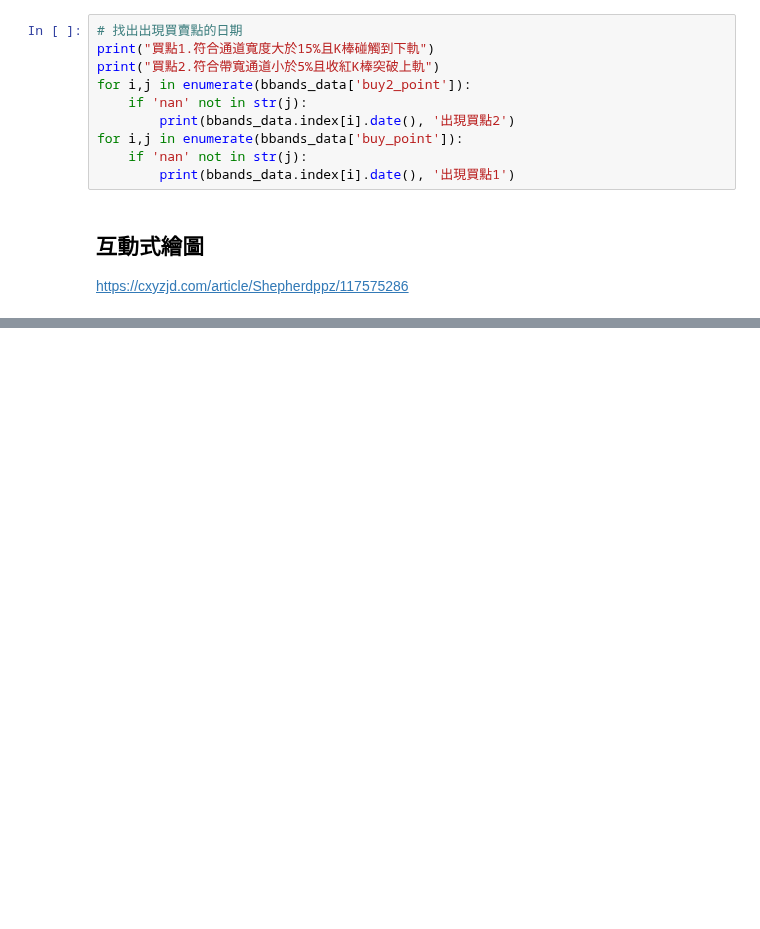
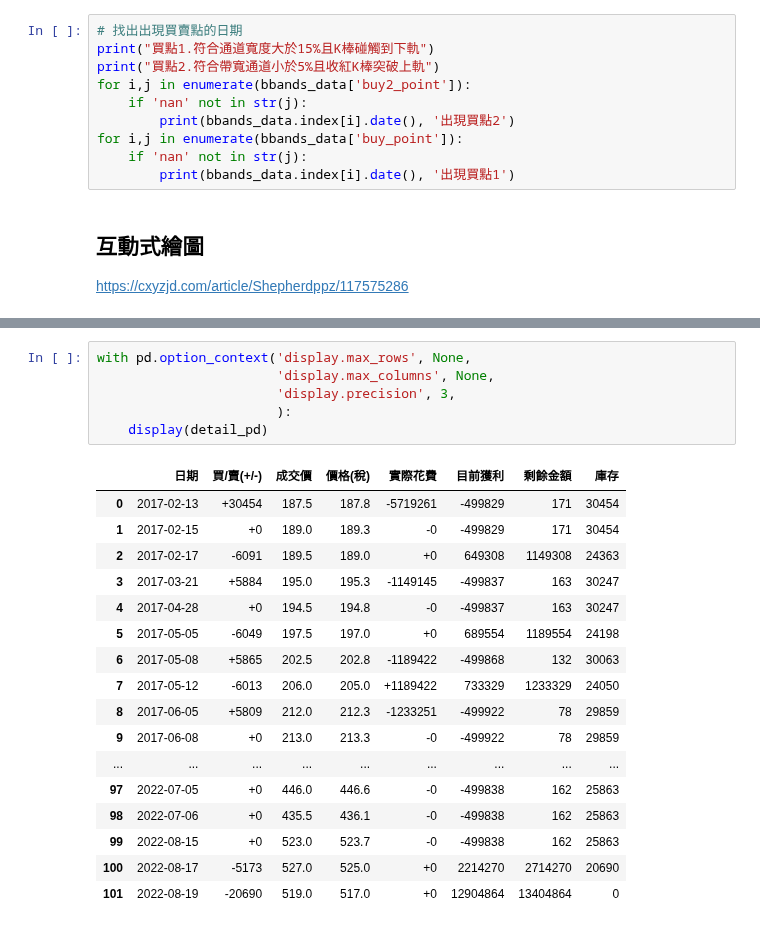
Before and after one commit to oscar50513/stock_project, a Jupyter notebook: BBands.ipynb, the cells around one changed output, grey strips where cells are left out. Drawn from its saved outputs; the diff is of its cells as text; blank space fills up the shorter version.

```diff
--- a/BBands.ipynb
+++ b/BBands.ipynb
@@ -759,0 +783,24 @@ https://cxyzjd.com/article/Shepherdppz/117575286
+# %%
+with pd.option_context('display.max_rows', None,
+                       'display.max_columns', None,
+                       'display.precision', 3,
+                       ):
+    display(detail_pd)
+# %% [output]
+|  | 日期 | 買/賣(+/-) | 成交價 | 價格(稅) | 實際花費 | 目前獲利 | 剩餘金額 | 庫存 |
+| 0 | 2017-02-13 | +30454 | 187.5 | 187.8 | -5719261 | -499829 | 171 | 30454 |
+| 1 | 2017-02-15 | +0 | 189.0 | 189.3 | -0 | -499829 | 171 | 30454 |
+| 2 | 2017-02-17 | -6091 | 189.5 | 189.0 | +0 | 649308 | 1149308 | 24363 |
+| 3 | 2017-03-21 | +5884 | 195.0 | 195.3 | -1149145 | -499837 | 163 | 30247 |
+| 4 | 2017-04-28 | +0 | 194.5 | 194.8 | -0 | -499837 | 163 | 30247 |
+| 5 | 2017-05-05 | -6049 | 197.5 | 197.0 | +0 | 689554 | 1189554 | 24198 |
+| 6 | 2017-05-08 | +5865 | 202.5 | 202.8 | -1189422 | -499868 | 132 | 30063 |
+| 7 | 2017-05-12 | -6013 | 206.0 | 205.0 | +1189422 | 733329 | 1233329 | 24050 |
+| 8 | 2017-06-05 | +5809 | 212.0 | 212.3 | -1233251 | -499922 | 78 | 29859 |
+| 9 | 2017-06-08 | +0 | 213.0 | 213.3 | -0 | -499922 | 78 | 29859 |
+| ... | ... | ... | ... | ... | ... | ... | ... | ... |
+| 97 | 2022-07-05 | +0 | 446.0 | 446.6 | -0 | -499838 | 162 | 25863 |
+| 98 | 2022-07-06 | +0 | 435.5 | 436.1 | -0 | -499838 | 162 | 25863 |
+| 99 | 2022-08-15 | +0 | 523.0 | 523.7 | -0 | -499838 | 162 | 25863 |
+| 100 | 2022-08-17 | -5173 | 527.0 | 525.0 | +0 | 2214270 | 2714270 | 20690 |
+| 101 | 2022-08-19 | -20690 | 519.0 | 517.0 | +0 | 12904864 | 13404864 | 0 |
```
Also changed, not shown: parts of 35 cells of this notebook, 7 other files.
